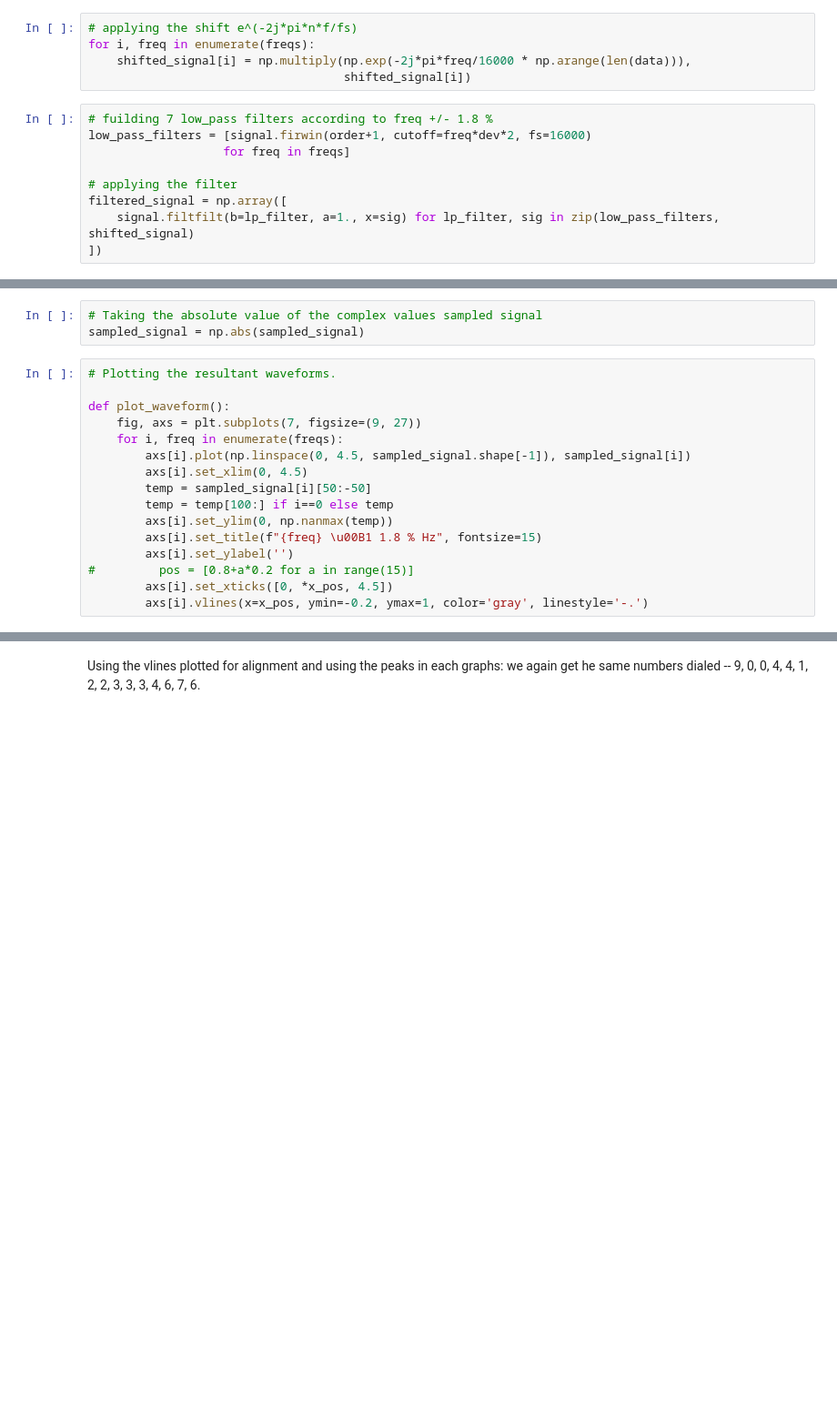
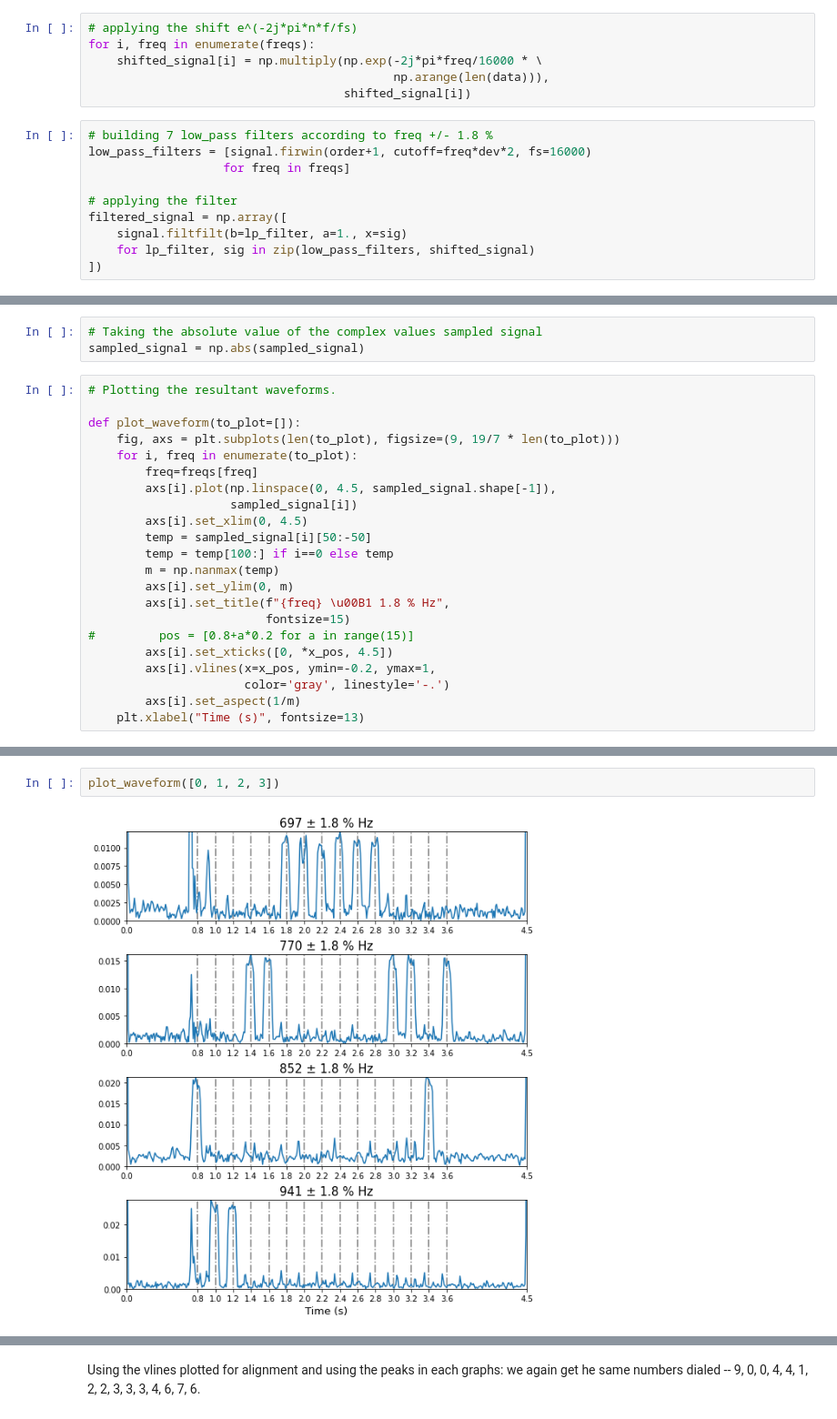
Before and after one commit to DasAnish/DSP_assignments, a Jupyter notebook: ad945_assignment_2.ipynb, the cells around one changed output, grey strips where cells are left out. Shown: that part at 91% size. Cells and saved outputs as stored; diff of their text form; blank space fills up the shorter version.

```diff
--- a/ad945_assignment_2.ipynb
+++ b/ad945_assignment_2.ipynb
@@ -183,16 +169,18 @@ shifted_signal = np.array([data for i in range(7)], dtype=complex)
 # %%
 # applying the shift e^(-2j*pi*n*f/fs)
 for i, freq in enumerate(freqs):
-    shifted_signal[i] = np.multiply(np.exp(-2j*pi*freq/16000 * np.arange(len(data))),
+    shifted_signal[i] = np.multiply(np.exp(-2j*pi*freq/16000 * \
+                                           np.arange(len(data))),
                                     shifted_signal[i])
 # %%
-# fuilding 7 low_pass filters according to freq +/- 1.8 %
+# building 7 low_pass filters according to freq +/- 1.8 %
 low_pass_filters = [signal.firwin(order+1, cutoff=freq*dev*2, fs=16000)
                    for freq in freqs]
 
 # applying the filter
 filtered_signal = np.array([
-    signal.filtfilt(b=lp_filter, a=1., x=sig) for lp_filter, sig in zip(low_pass_filters, shifted_signal)
+    signal.filtfilt(b=lp_filter, a=1., x=sig)
+    for lp_filter, sig in zip(low_pass_filters, shifted_signal)
 ])
 # %%
 # Sampling the signal at 100Hz
@@ -205,16 +193,22 @@ sampled_signal = np.abs(sampled_signal)
 # %%
 # Plotting the resultant waveforms.
 
-def plot_waveform():
-    fig, axs = plt.subplots(7, figsize=(9, 27))
-    for i, freq in enumerate(freqs):
-        axs[i].plot(np.linspace(0, 4.5, sampled_signal.shape[-1]), sampled_signal[i])
+def plot_waveform(to_plot=[]):
+    fig, axs = plt.subplots(len(to_plot), figsize=(9, 19/7 * len(to_plot)))
+    for i, freq in enumerate(to_plot):
+        freq=freqs[freq]
+        axs[i].plot(np.linspace(0, 4.5, sampled_signal.shape[-1]),
+                    sampled_signal[i])
         axs[i].set_xlim(0, 4.5)
         temp = sampled_signal[i][50:-50]
         temp = temp[100:] if i==0 else temp
-        axs[i].set_ylim(0, np.nanmax(temp))
-        axs[i].set_title(f"{freq} \u00B1 1.8 % Hz", fontsize=15)
-        axs[i].set_ylabel('')
+        m = np.nanmax(temp)
+        axs[i].set_ylim(0, m)
+        axs[i].set_title(f"{freq} \u00B1 1.8 % Hz",
+                         fontsize=15)
 #         pos = [0.8+a*0.2 for a in range(15)]
         axs[i].set_xticks([0, *x_pos, 4.5])
-        axs[i].vlines(x=x_pos, ymin=-0.2, ymax=1, color='gray', linestyle='-.')
+        axs[i].vlines(x=x_pos, ymin=-0.2, ymax=1,
+                      color='gray', linestyle='-.')
+        axs[i].set_aspect(1/m)
+    plt.xlabel("Time (s)", fontsize=13)
@@ -224,0 +215,4 @@ plot_waveform()
+# %%
+plot_waveform([0, 1, 2, 3])
+# %% [output]
+[figure, added]
```
Also changed, not shown: parts of 11 cells of this notebook.
